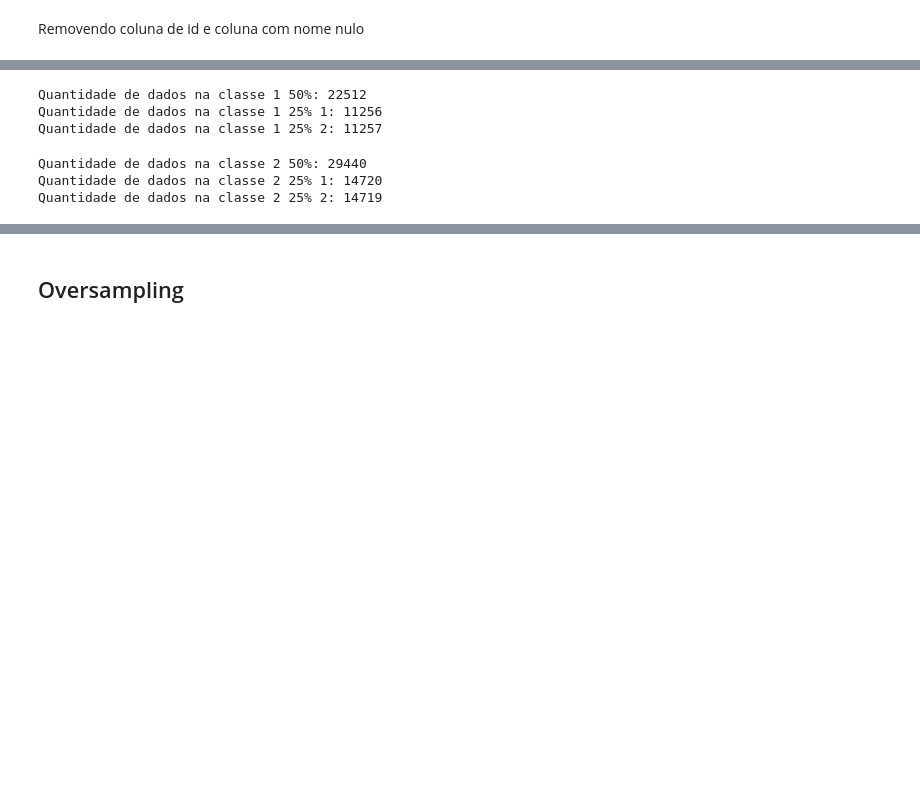
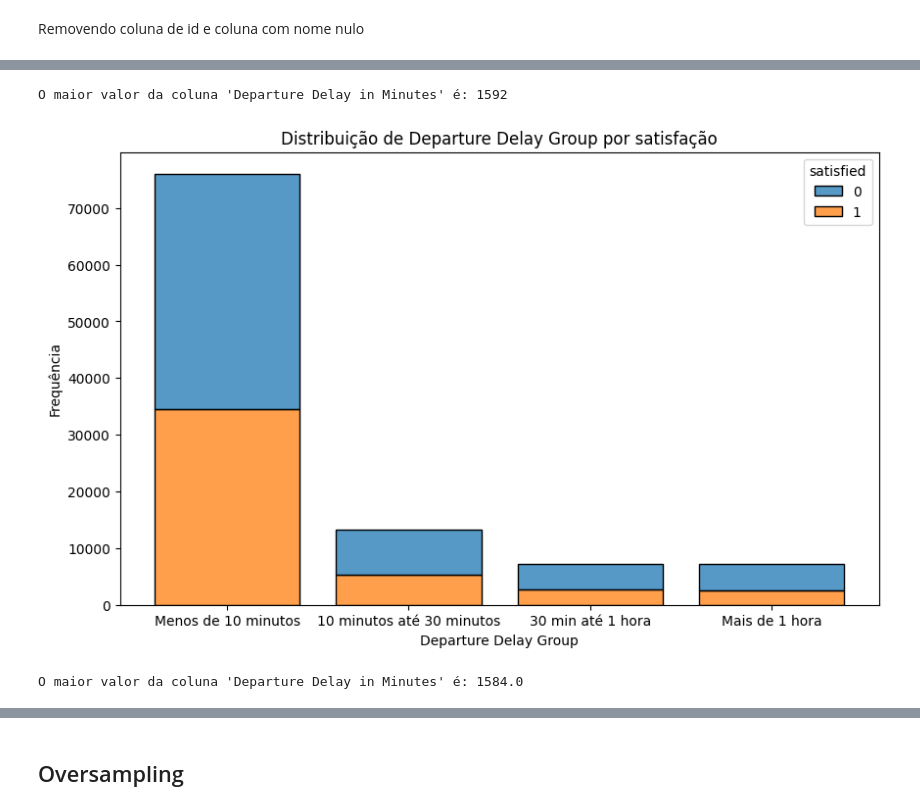
Before and after one commit to lucasacioly/Redes-Neurais, a Jupyter notebook: tratamento.ipynb, the cells around one changed output, grey strips where cells are left out. Cells and saved outputs as stored; diff of their text form; code cells hidden in the pictures; blank space fills up the shorter version.

```diff
--- a/tratamento.ipynb
+++ b/tratamento.ipynb
@@ -65,8 +86,0 @@ class1_25_percent_2 = remaining_class1.drop(class1_25_percent_1.index)
-# %%
-print('Quantidade de dados na classe 1 50%:', class1_50_percent.shape[0])
-print('Quantidade de dados na classe 1 25% 1:', class1_25_percent_1.shape[0])
-print('Quantidade de dados na classe 1 25% 2:', class1_25_percent_2.shape[0])
-# %% [output]
-Quantidade de dados na classe 1 50%: 22512
-Quantidade de dados na classe 1 25% 1: 11256
-Quantidade de dados na classe 1 25% 2: 11257
@@ -78,8 +86,0 @@ class2_25_percent_2 = remaining_class2.drop(class2_25_percent_1.index)
-# %%
-print('Quantidade de dados na classe 2 50%:', class2_50_percent.shape[0])
-print('Quantidade de dados na classe 2 25% 1:', class2_25_percent_1.shape[0])
-print('Quantidade de dados na classe 2 25% 2:', class2_25_percent_2.shape[0])
-# %% [output]
-Quantidade de dados na classe 2 50%: 29440
-Quantidade de dados na classe 2 25% 1: 14720
-Quantidade de dados na classe 2 25% 2: 14719
@@ -88,0 +87,27 @@ class2_50_percent = class2_50_percent.dropna()
+# %%
+# Imprimindo o maior valor da coluna Departure Delay in Minutes
+max_value = df_train['Departure Delay in Minutes'].max()
+print("O maior valor da coluna 'Departure Delay in Minutes' é:", max_value)
+# %% [output]
+O maior valor da coluna 'Departure Delay in Minutes' é: 1592
+# %%
+# Definindo os intervalos de agrupamento para Departure Delay in Minutes
+bins = [-1, 10, 30, 60, float('inf')]
+labels = ['Menos de 10 minutos', '10 minutos até 30 minutos', '30 min até 1 hora', 'Mais de 1 hora']
+df_train['Departure Delay Group'] = pd.cut(df_train['Departure Delay in Minutes'], bins=bins, labels=labels)
+
+# Criando um histograma para plotar a distribuição da variável agrupada com relação à variável satisfied
+plt.figure(figsize=(10, 6))
+sns.histplot(data=df_train, x='Departure Delay Group', hue='satisfied', multiple='stack', shrink=0.8)
+plt.title('Distribuição de Departure Delay Group por satisfação')
+plt.xlabel('Departure Delay Group')
+plt.ylabel('Frequência')
+plt.show()
+# %% [output]
+[figure, added]
+# %%
+# Imprimindo o maior valor da coluna Departure Delay in Minutes
+max_value = df_train['Arrival Delay in Minutes'].max()
+print("O maior valor da coluna 'Departure Delay in Minutes' é:", max_value)
+# %% [output]
+O maior valor da coluna 'Departure Delay in Minutes' é: 1584.0
```
Also changed, not shown: parts of 25 cells of this notebook, 3 other files.
